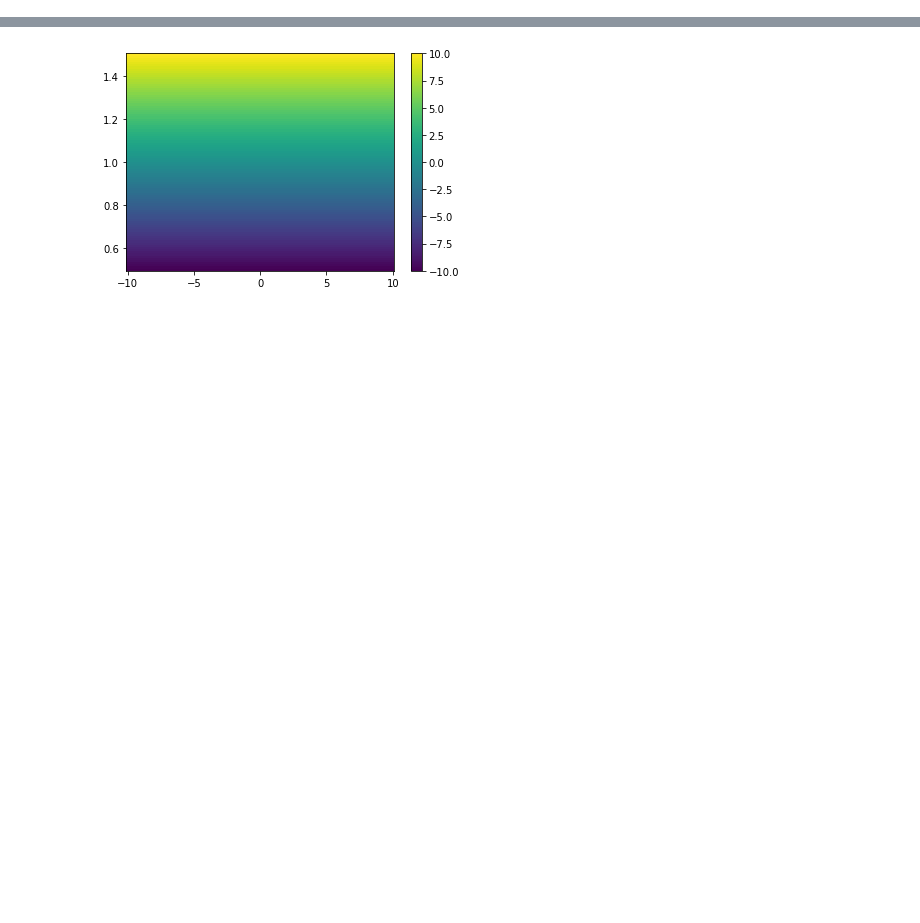
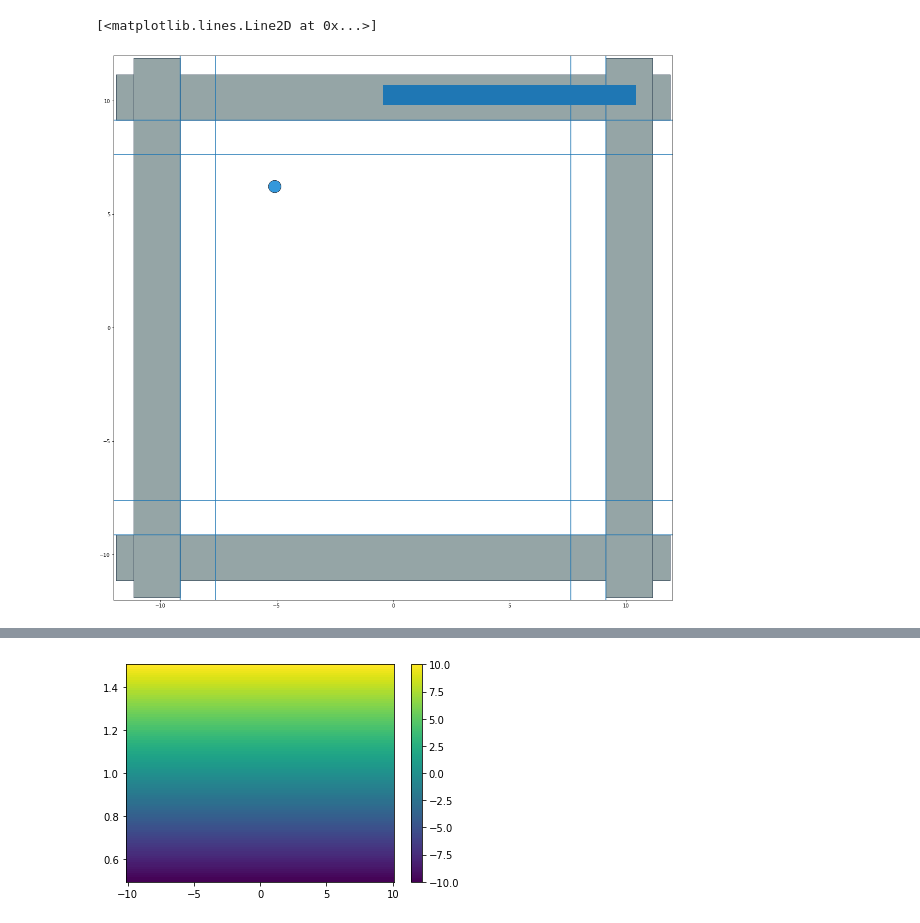
Before and after one commit to akarshkumar0101/basketball-rl, a Jupyter notebook: viz_env.ipynb, the cells around one changed output, grey strips where cells are left out. Cells and saved outputs as stored; diff of their text form; code cells hidden in the pictures; blank space fills up the shorter version.

```diff
--- a/viz_env.ipynb
+++ b/viz_env.ipynb
@@ -30,0 +45,17 @@ vid
+# %%
+env = env_basketball.BasketballEnv(config={'n_offensive_players': 1, 'n_defensive_players': 0})
+state = env.reset()
+fig, ax = plt.subplots(figsize=(20, 20))
+# ax.set_facecolor("red")
+o = pymunk.matplotlib_util.DrawOptions(ax)
+env.space.debug_draw(o)
+
+plt.hlines(9.144, -20, 20); plt.hlines(-9.144, -20, 20); plt.vlines(9.144, -20, 20); plt.vlines(-9.144, -20, 20)
+plt.hlines(7.62, -20, 20); plt.hlines(-7.62, -20, 20); plt.vlines(7.62, -20, 20); plt.vlines(-7.62, -20, 20)
+plt.xlim(-12, 12)
+plt.ylim(-12, 12)
+
+plt.plot([0,10], [10.244,10.244], linewidth=40)
+# %% [output]
+[<matplotlib.lines.Line2D at 0x...>]
+[figure, added]
```
Also changed, not shown: parts of 7 cells of this notebook, 2 other files.
